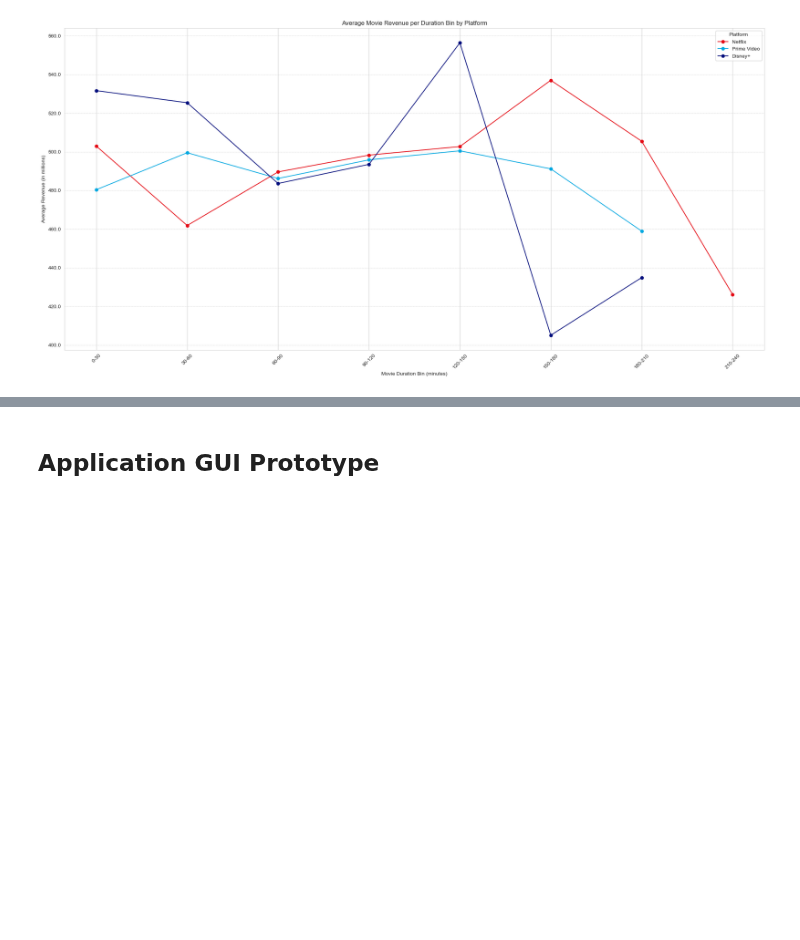
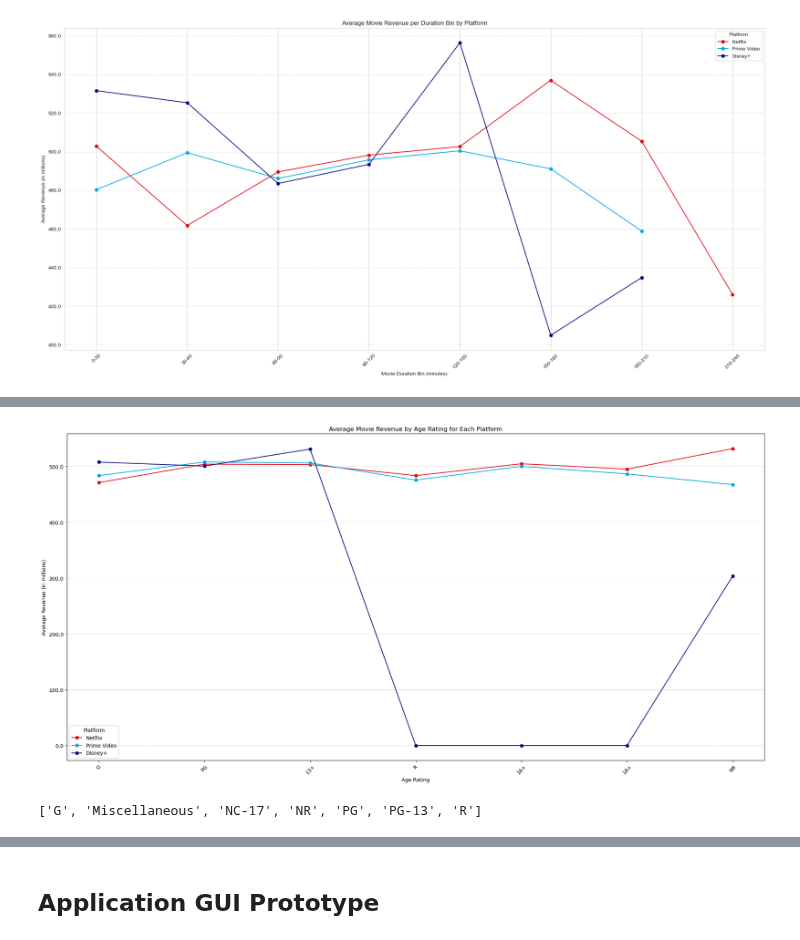
Before and after one commit to ulquyorra-11/Cinemalytics, a Jupyter notebook: notebooks/Samer's Notebooks/samer_results.ipynb, the cells around one changed output, grey strips where cells are left out. Drawn from its saved outputs; the diff is of its cells as text; code cells hidden in the pictures; blank space fills up the shorter version.

```diff
--- a/notebooks/Samer's Notebooks/samer_results.ipynb
+++ b/notebooks/Samer's Notebooks/samer_results.ipynb
@@ -170,0 +299,70 @@ plt.show()
+# %%
+import matplotlib.pyplot as plt
+import matplotlib.ticker as mticker
+import pandas as pd
+
+# Assuming your DataFrame processing functions are defined above
+
+# Manually define the desired order for the age ratings
+age_rating_order = ['G', 'PG', '13+', 'R', '16+', '18+', 'NR']
+
+# Adjust the code to use the predefined age rating order for plotting
+# Instead of sorting, use the age_rating_order list to maintain the desired order
+
+# Initialize a dictionary to store average revenue for each platform and age rating, respecting the predefined order
+platform_age_rating_revenues_ordered = {
+    'Netflix': {rating: 0 for rating in age_rating_order},
+    'Prime Video': {rating: 0 for rating in age_rating_order},
+    'Disney+': {rating: 0 for rating in age_rating_order}
+}
+
+# Populate the dictionary with the calculated average revenue for each age rating for each platform
+for platform_data, platform_name in zip([netflix_age_rating_revenue, prime_video_age_rating_revenue, disney_plus_age_rating_revenue], ['Netflix', 'Prime Video', 'Disney+']):
+    for age_rating in age_rating_order:
+        revenue = platform_data[platform_data['age_rating'] == age_rating]['revenue'].mean() / 1e6  # Convert to millions
+        if pd.notna(revenue):
+            platform_age_rating_revenues_ordered[platform_name][age_rating] = revenue
+
+# Plotting
+plt.figure(figsize=(20, 10))
+ax = plt.gca()  # Get current axis
+
+# Plot for each platform using the ordered age ratings
+for platform_name, colors in zip(['Netflix', 'Prime Video', 'Disney+'], ['#E50914', '#00A8E1', '#000c7c']):
+    revenues = list(platform_age_rating_revenues_ordered[platform_name].values())
+    plt.plot(age_rating_order, revenues, label=platform_name, color=colors, marker='o')
+
+plt.title('Average Movie Revenue by Age Rating for Each Platform')
+plt.xlabel('Age Rating')
+plt.ylabel('Average Revenue (in millions)')
+
+# Update y-axis to display average revenue
+ticks_loc = ax.get_yticks().tolist()
+ax.yaxis.set_major_locator(mticker.FixedLocator(ticks_loc))
+ax.set_yticklabels(['{:.1f}'.format(x) for x in ticks_loc])  # Revenue already in millions from the calculation
+
+plt.xticks(rotation=45)
+plt.legend(title='Platform')
+plt.grid(True, which='major', linestyle='--', linewidth=0.5, axis='y')
+plt.tight_layout()
+
+# Show the plot
+plt.show()
+# %% [output]
+[figure, added]
+# %%
+# Get unique age ratings from each platform
+unique_netflix_age_ratings = netflix_movies_df['age_rating'].unique()
+unique_prime_video_age_ratings = prime_video_movies_df['age_rating'].unique()
+unique_disney_plus_age_ratings = disney_plus_movies_df['age_rating'].unique()
+
+# Combine them and extract the unique elements across all platforms
+all_unique_age_ratings = set(unique_netflix_age_ratings).union(unique_prime_video_age_ratings).union(unique_disney_plus_age_ratings)
+
+# Convert the set to a sorted list if you want them ordered
+sorted_unique_age_ratings = sorted(list(all_unique_age_ratings))
+
+# Display the unique age ratings
+print(sorted_unique_age_ratings)
+# %% [output]
+['G', 'Miscellaneous', 'NC-17', 'NR', 'PG', 'PG-13', 'R']
```
Also changed, not shown: parts of 12 cells of this notebook, 2 other files.
